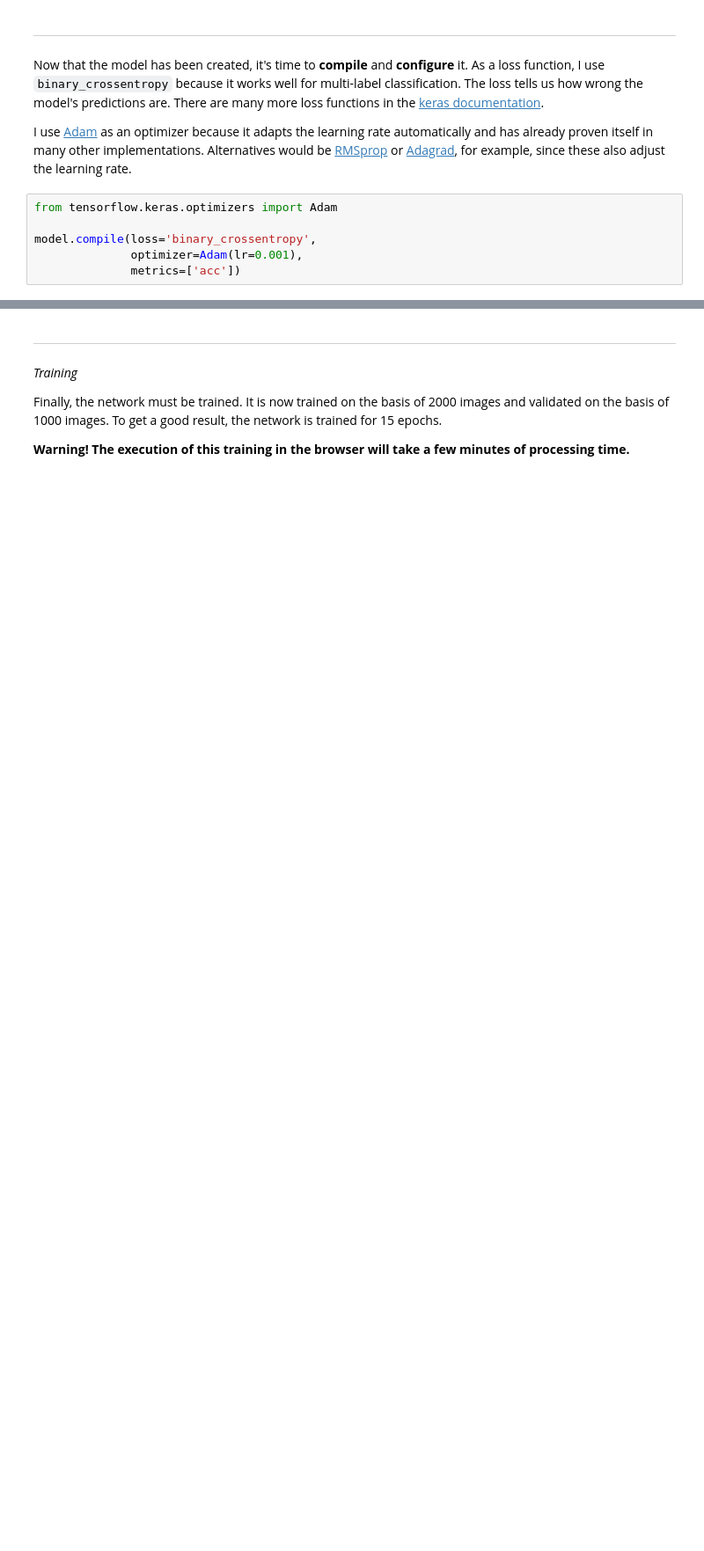
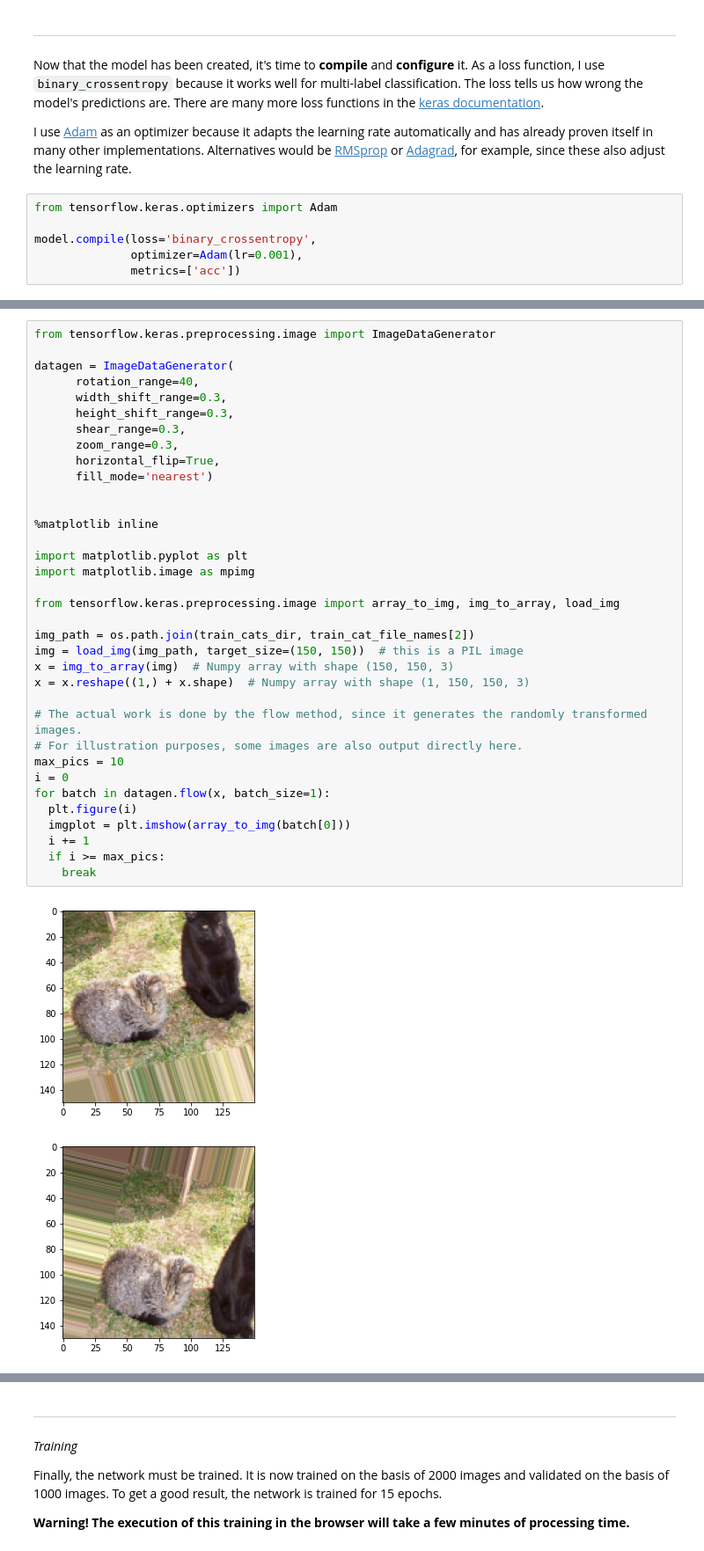
Before and after one commit to Deep-Learning-in-Multimedia/jupyter-notebook-Niick95, a Jupyter notebook: Niklas_Holtz_Deep_Dream.ipynb, the cells around one changed output, grey strips where cells are left out. Shown at 88% size. Drawn from its saved outputs; the diff is of its cells as text; blank space fills up the shorter version.

```diff
--- a/Niklas_Holtz_Deep_Dream.ipynb
+++ b/Niklas_Holtz_Deep_Dream.ipynb
@@ -229,0 +254,38 @@ model.compile(loss='binary_crossentropy',
+# %%
+from tensorflow.keras.preprocessing.image import ImageDataGenerator
+
+datagen = ImageDataGenerator(
+      rotation_range=40,
+      width_shift_range=0.3,
+      height_shift_range=0.3,
+      shear_range=0.3,
+      zoom_range=0.3,
+      horizontal_flip=True,
+      fill_mode='nearest')
+
+
+%matplotlib inline
+
+import matplotlib.pyplot as plt
+import matplotlib.image as mpimg
+
+from tensorflow.keras.preprocessing.image import array_to_img, img_to_array, load_img
+
+img_path = os.path.join(train_cats_dir, train_cat_file_names[2])
+img = load_img(img_path, target_size=(150, 150))  # this is a PIL image
+x = img_to_array(img)  # Numpy array with shape (150, 150, 3)
+x = x.reshape((1,) + x.shape)  # Numpy array with shape (1, 150, 150, 3)
+
+# The actual work is done by the flow method, since it generates the randomly transformed images.
+# For illustration purposes, some images are also output directly here.
+max_pics = 10
+i = 0
+for batch in datagen.flow(x, batch_size=1):
+  plt.figure(i)
+  imgplot = plt.imshow(array_to_img(batch[0]))
+  i += 1
+  if i >= max_pics:
+    break
+# %% [output]
+[figure, added]
+[figure, added]
```
Also changed, not shown: parts of 35 cells of this notebook.
